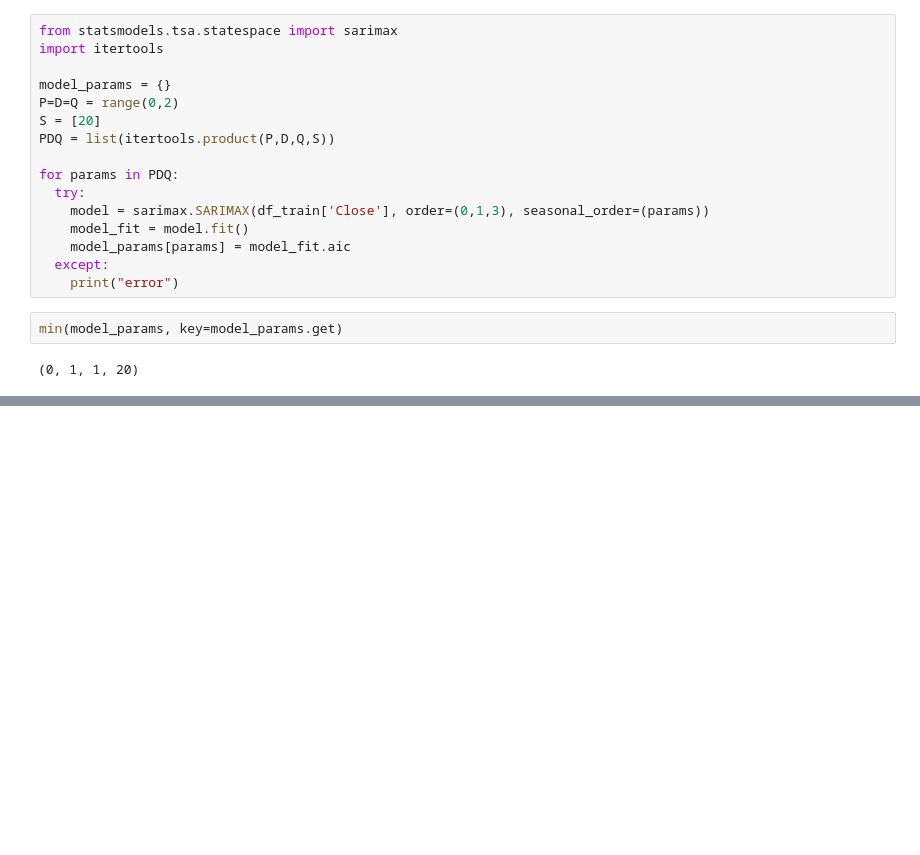
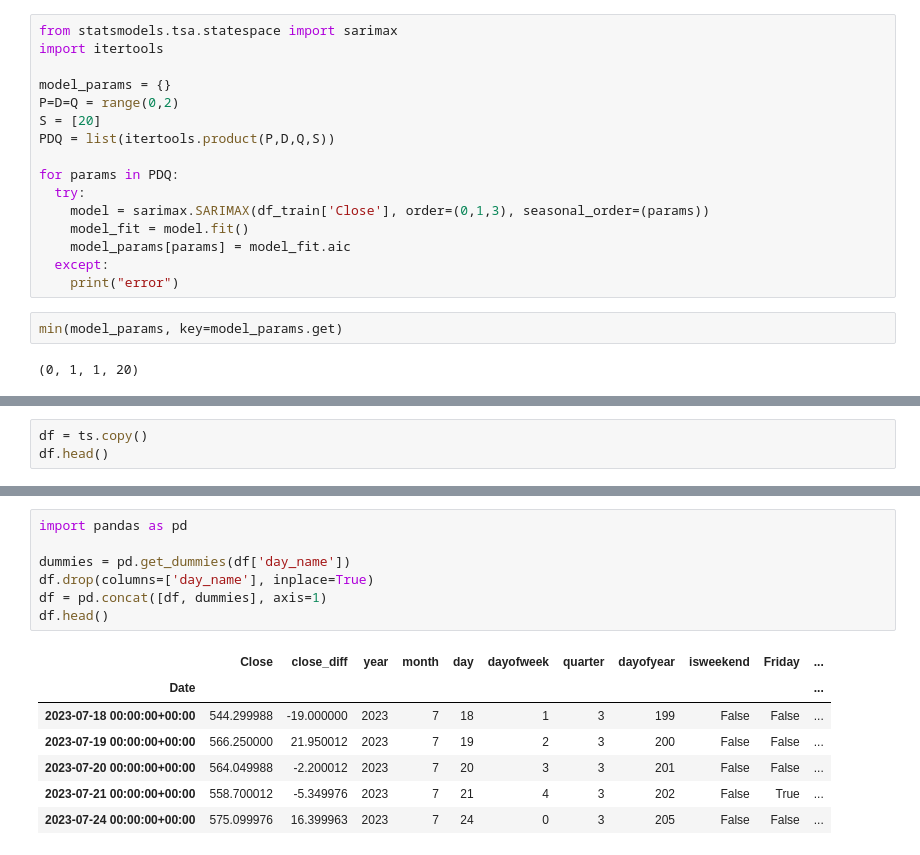
Before and after one commit to manjunathsirur1994/Time_series_forecasting, a Jupyter notebook: TS_SARIMA_SARIMAX.ipynb, the cells around one changed output, grey strips where cells are left out. Drawn from its saved outputs; the diff is of its cells as text; blank space fills up the shorter version.

```diff
--- a/TS_SARIMA_SARIMAX.ipynb
+++ b/TS_SARIMA_SARIMAX.ipynb
@@ -213,0 +233,3 @@ math.sqrt(mean_squared_error(df_test['Close'], y_pred))
+# %%
+df = ts.copy()
+df.head()
@@ -213,0 +262,15 @@ math.sqrt(mean_squared_error(df_test['Close'], y_pred))
+# %%
+import pandas as pd
+
+dummies = pd.get_dummies(df['day_name'])
+df.drop(columns=['day_name'], inplace=True)
+df = pd.concat([df, dummies], axis=1)
+df.head()
+# %% [output]
+|  | Close | close_diff | year | month | day | dayofweek | quarter | dayofyear | isweekend | Friday | ... |
+| Date |  |  |  |  |  |  |  |  |  |  | ... |
+| 2023-07-18 00:00:00+00:00 | 544.299988 | -19.000000 | 2023 | 7 | 18 | 1 | 3 | 199 | False | False | ... |
+| 2023-07-19 00:00:00+00:00 | 566.250000 | 21.950012 | 2023 | 7 | 19 | 2 | 3 | 200 | False | False | ... |
+| 2023-07-20 00:00:00+00:00 | 564.049988 | -2.200012 | 2023 | 7 | 20 | 3 | 3 | 201 | False | False | ... |
+| 2023-07-21 00:00:00+00:00 | 558.700012 | -5.349976 | 2023 | 7 | 21 | 4 | 3 | 202 | False | True | ... |
+| 2023-07-24 00:00:00+00:00 | 575.099976 | 16.399963 | 2023 | 7 | 24 | 0 | 3 | 205 | False | False | ... |
```
Also changed, not shown: parts of 29 cells of this notebook.
